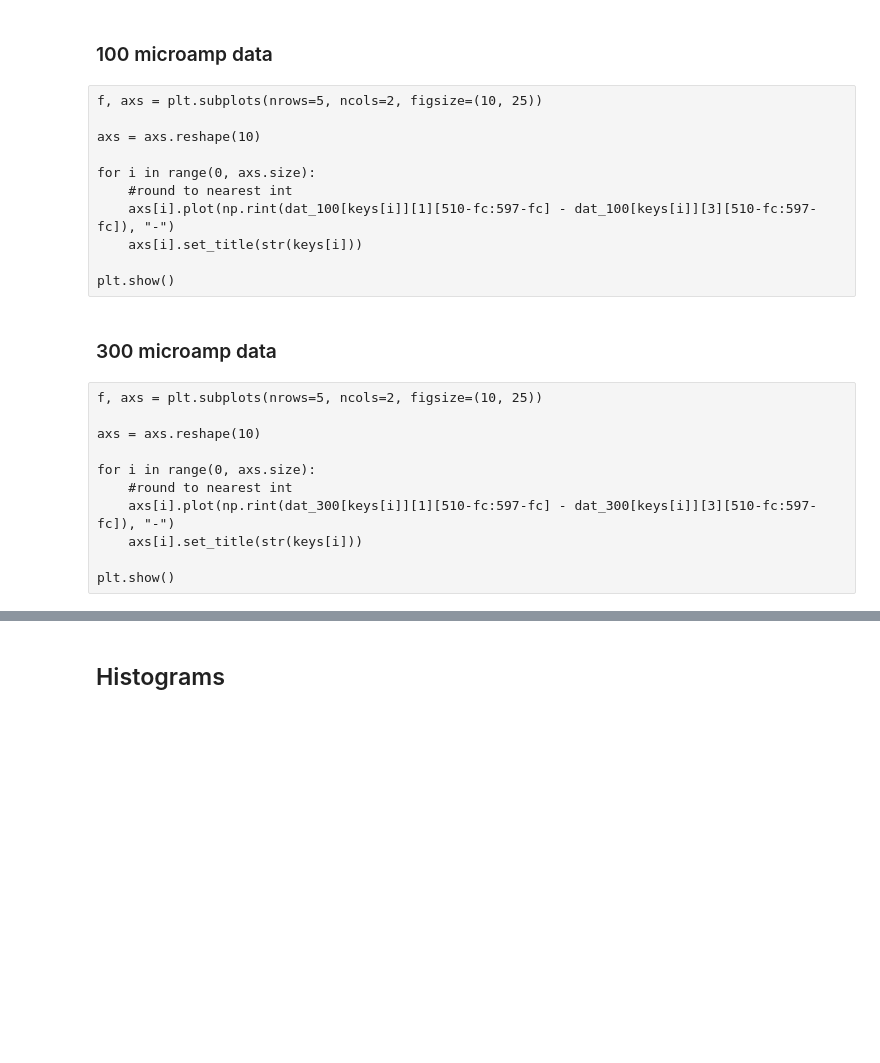
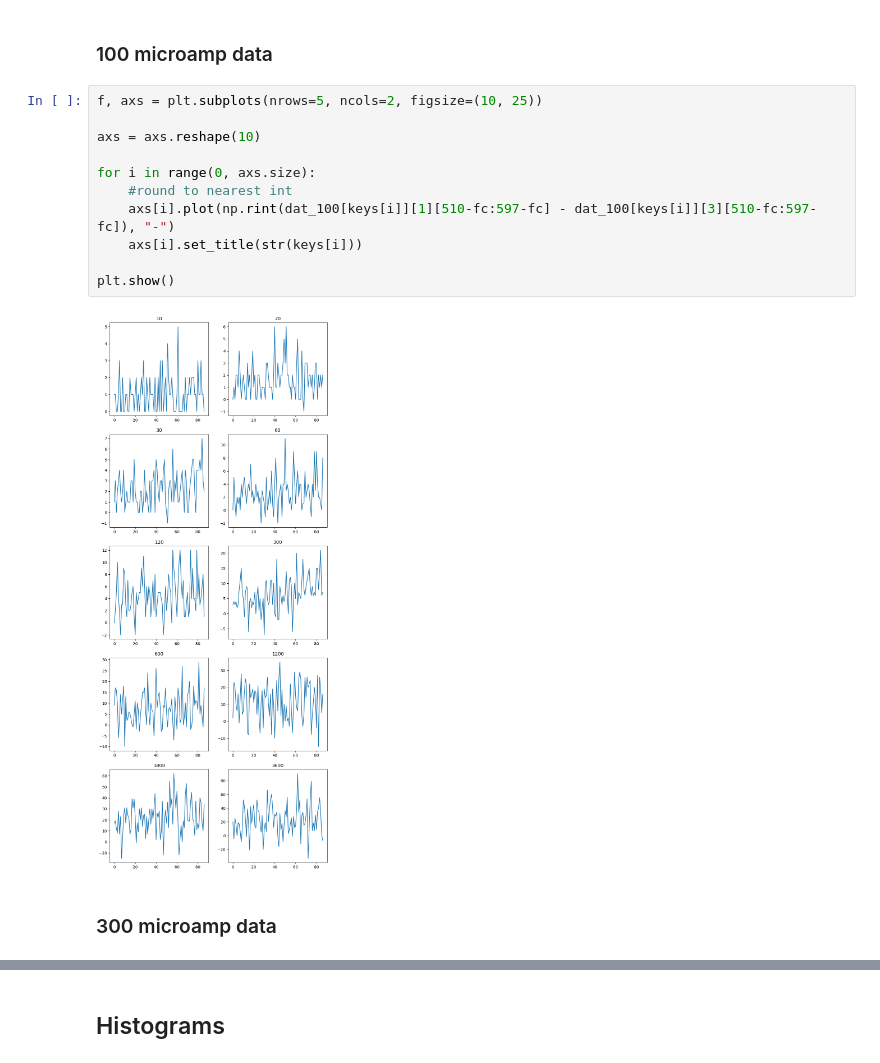
Before and after one commit to ELFREELAND/xrf-thickness-studies, a Jupyter notebook: scan time studies/scan_time_studies.ipynb, the cells around one changed output, grey strips where cells are left out. Drawn from its saved outputs; the diff is of its cells as text; blank space fills up the shorter version.

```diff
--- a/scan time studies/scan_time_studies.ipynb
+++ b/scan time studies/scan_time_studies.ipynb
@@ -72,27 +72,18 @@ keys = np.array(list(dat_100))
 ## Raw plots
 # %% [markdown]
 ### 100 microamp data
-# %% [raw]
-f, axs = plt.subplots(nrows=5, ncols=2, figsize=(10, 25))
-
-axs = axs.reshape(10)
-
-for i in range(0, axs.size):
-    #round to nearest int
-    axs[i].plot(np.rint(dat_100[keys[i]][1][510-fc:597-fc] - dat_100[keys[i]][3][510-fc:597-fc]), "-")
-    axs[i].set_title(str(keys[i]))
-
-plt.show()
+# %%
+f, axs = plt.subplots(nrows=5, ncols=2, figsize=(10, 25))
+
+axs = axs.reshape(10)
+
+for i in range(0, axs.size):
+    #round to nearest int
+    axs[i].plot(np.rint(dat_100[keys[i]][1][510-fc:597-fc] - dat_100[keys[i]][3][510-fc:597-fc]), "-")
+    axs[i].set_title(str(keys[i]))
+
+plt.show()
+# %% [output]
+[figure, added]
 # %% [markdown]
 ### 300 microamp data
-# %% [raw]
-f, axs = plt.subplots(nrows=5, ncols=2, figsize=(10, 25))
-
-axs = axs.reshape(10)
-
-for i in range(0, axs.size):
-    #round to nearest int
-    axs[i].plot(np.rint(dat_300[keys[i]][1][510-fc:597-fc] - dat_300[keys[i]][3][510-fc:597-fc]), "-")
-    axs[i].set_title(str(keys[i]))
-
-plt.show()
```
Also changed, not shown: parts of 2 cells of this notebook, 14 other files.
